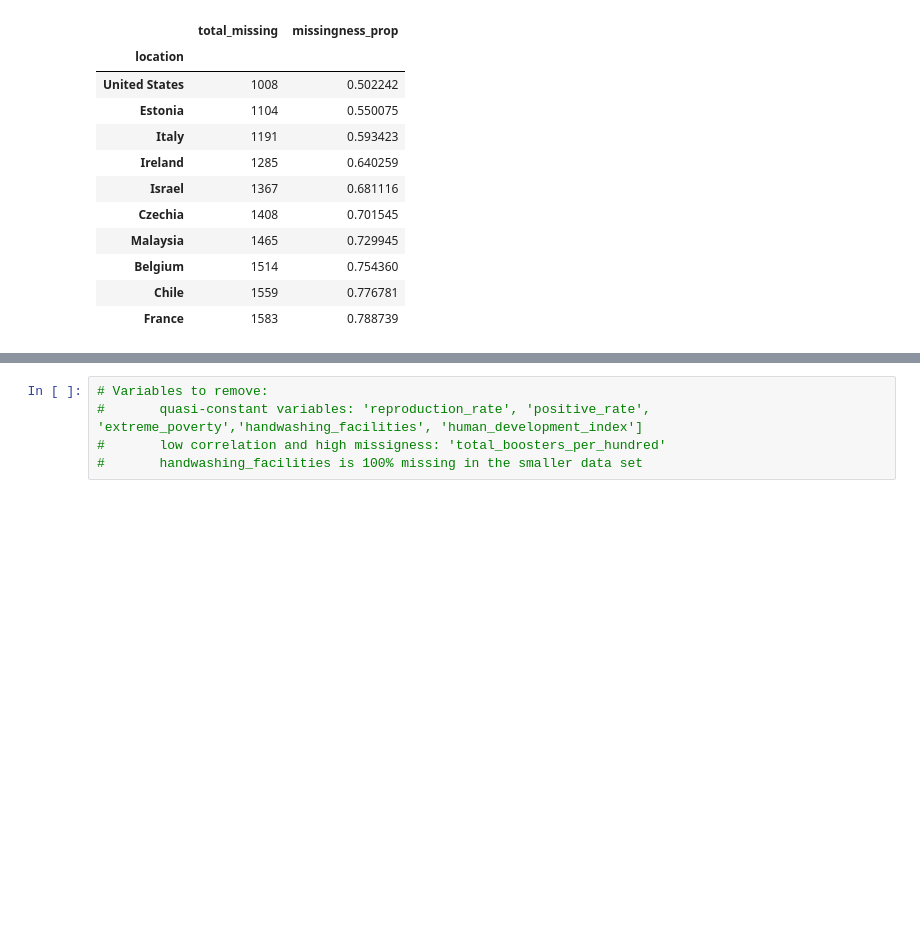
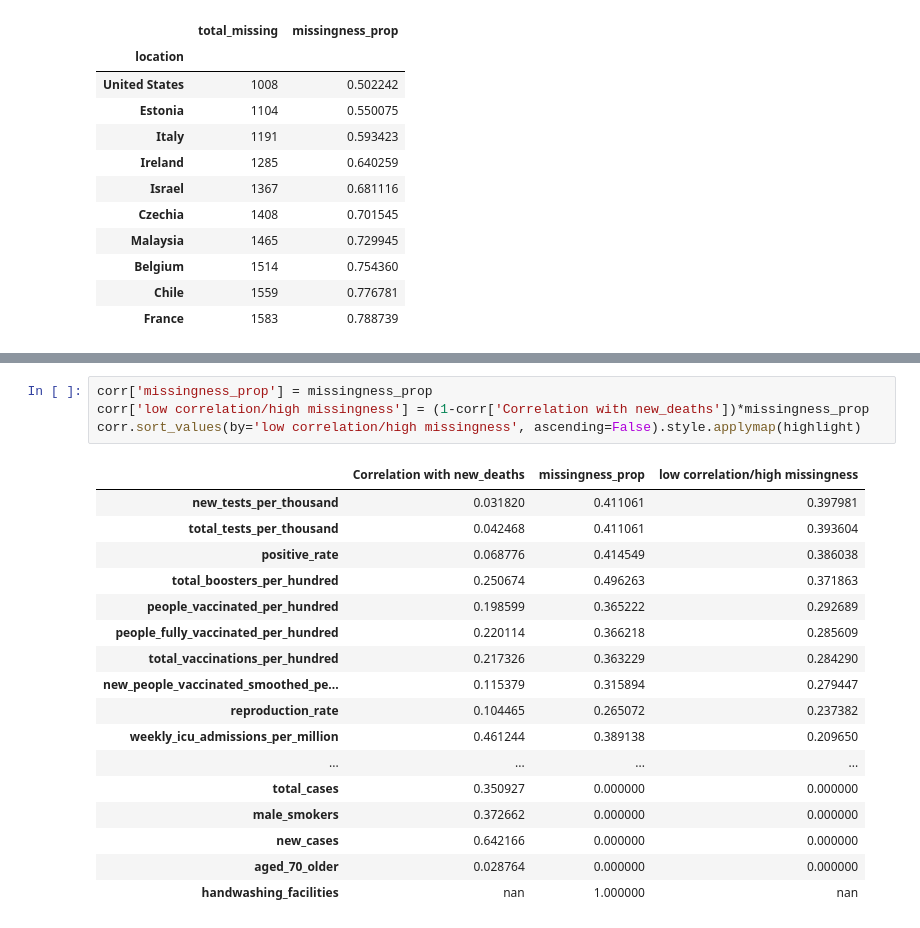
Before and after one commit to y-ginther/DS-Capstone, a Jupyter notebook: data_cleaning.ipynb, the cells around one changed output, grey strips where cells are left out. Saved outputs shown, nothing was run; the diff lists cells and outputs as text; blank space fills up the shorter version.

```diff
--- a/data_cleaning.ipynb
+++ b/data_cleaning.ipynb
@@ -146,5 +162,22 @@ quasi_constant_indices
-# %%
-# Variables to remove:
-#       quasi-constant variables: 'reproduction_rate', 'positive_rate', 'extreme_poverty','handwashing_facilities', 'human_development_index']
-#       low correlation and high missigness: 'total_boosters_per_hundred'
-#       handwashing_facilities is 100% missing in the smaller data set
+# %%
+corr['missingness_prop'] = missingness_prop
+corr['low correlation/high missingness'] = (1-corr['Correlation with new_deaths'])*missingness_prop
+corr.sort_values(by='low correlation/high missingness', ascending=False).style.applymap(highlight)
+# %% [output]
+|  | Correlation with new_deaths | missingness_prop | low correlation/high missingness |
+| new_tests_per_thousand | 0.031820 | 0.411061 | 0.397981 |
+| total_tests_per_thousand | 0.042468 | 0.411061 | 0.393604 |
+| positive_rate | 0.068776 | 0.414549 | 0.386038 |
+| total_boosters_per_hundred | 0.250674 | 0.496263 | 0.371863 |
+| people_vaccinated_per_hundred | 0.198599 | 0.365222 | 0.292689 |
+| people_fully_vaccinated_per_hundred | 0.220114 | 0.366218 | 0.285609 |
+| total_vaccinations_per_hundred | 0.217326 | 0.363229 | 0.284290 |
+| new_people_vaccinated_smoothed_pe... | 0.115379 | 0.315894 | 0.279447 |
+| reproduction_rate | 0.104465 | 0.265072 | 0.237382 |
+| weekly_icu_admissions_per_million | 0.461244 | 0.389138 | 0.209650 |
+| ... | ... | ... | ... |
+| total_cases | 0.350927 | 0.000000 | 0.000000 |
+| male_smokers | 0.372662 | 0.000000 | 0.000000 |
+| new_cases | 0.642166 | 0.000000 | 0.000000 |
+| aged_70_older | 0.028764 | 0.000000 | 0.000000 |
+| handwashing_facilities | nan | 1.000000 | nan |
```
Also changed, not shown: parts of 6 cells of this notebook.
